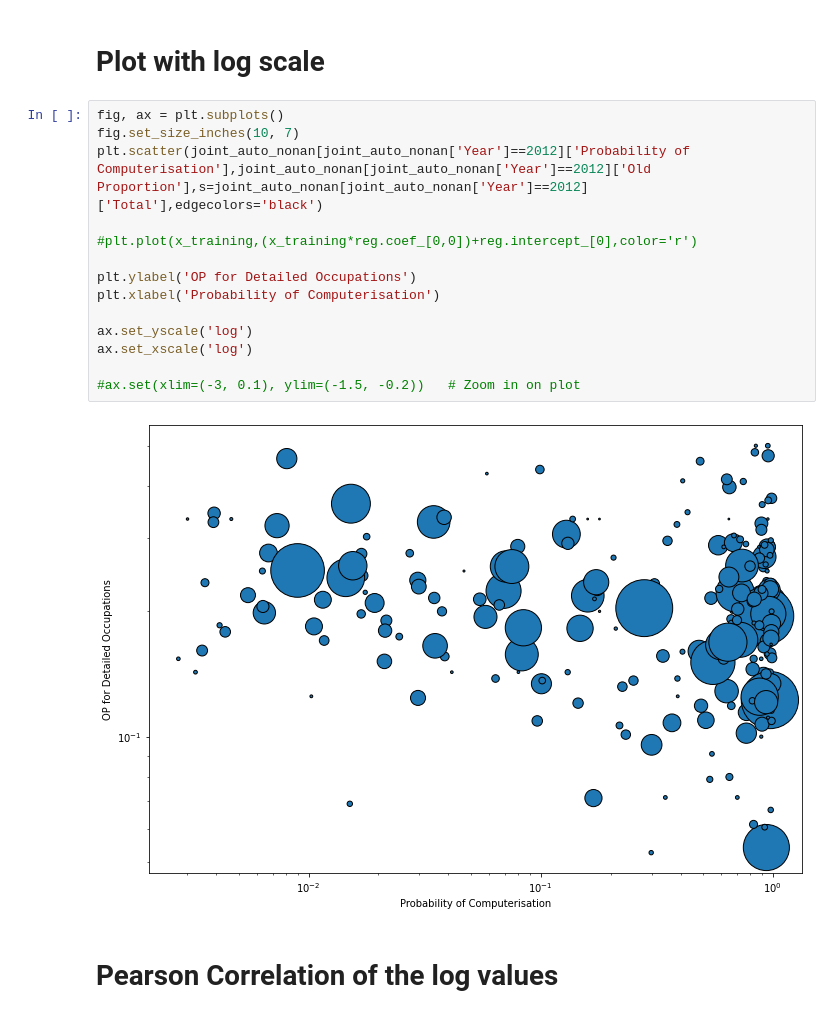
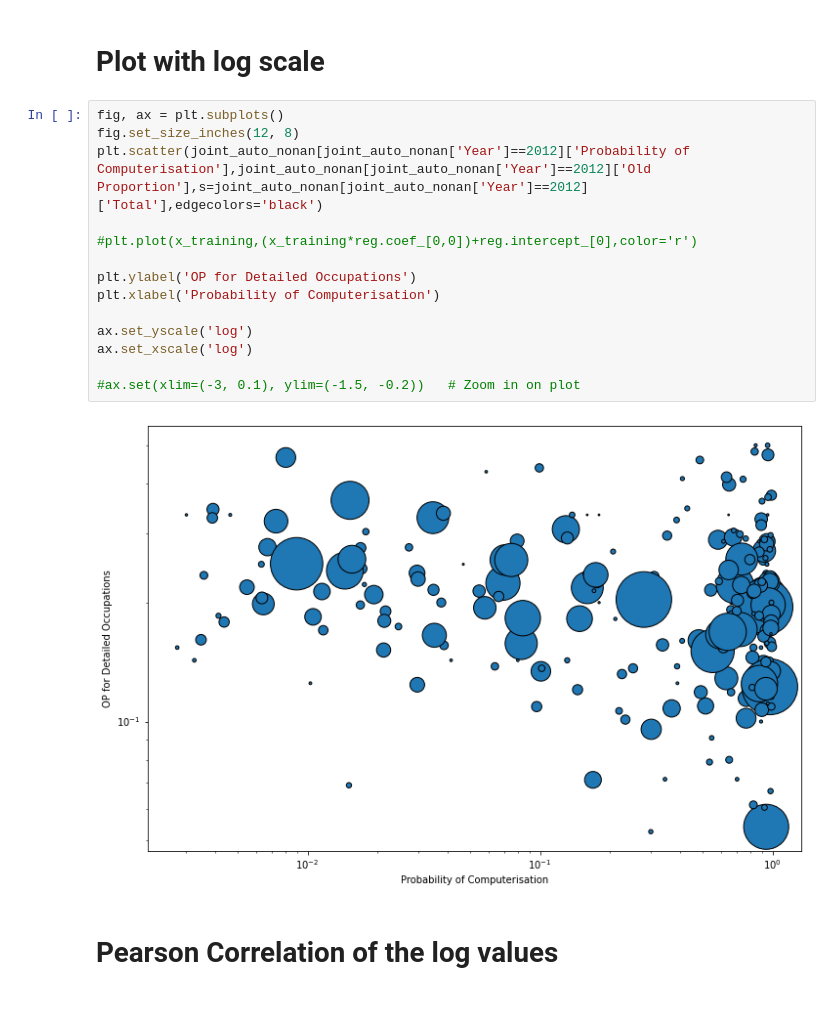
Before and after one commit to terencetan-c/4YP-The-Future-of-Work, a Jupyter notebook: Data modelling/Data modelling OP.ipynb, the cells around one changed output. Cells and saved outputs as stored; diff of their text form.

```diff
--- a/Data modelling/Data modelling OP.ipynb
+++ b/Data modelling/Data modelling OP.ipynb
@@ -393,20 +393,20 @@ plt.xlabel('Probability of Computerisation')
 # Plot with log scale
 # %%
 fig, ax = plt.subplots()
-fig.set_size_inches(10, 7)
+fig.set_size_inches(12, 8)
 plt.scatter(joint_auto_nonan[joint_auto_nonan['Year']==2012]['Probability of Computerisation'],joint_auto_nonan[joint_auto_nonan['Year']==2012]['Old Proportion'],s=joint_auto_nonan[joint_auto_nonan['Year']==2012]['Total'],edgecolors='black')
 
 #plt.plot(x_training,(x_training*reg.coef_[0,0])+reg.intercept_[0],color='r')
 
 plt.ylabel('OP for Detailed Occupations')
 plt.xlabel('Probability of Computerisation')
 
 ax.set_yscale('log')
 ax.set_xscale('log')
 
 #ax.set(xlim=(-3, 0.1), ylim=(-1.5, -0.2))   # Zoom in on plot
 # %% [output]
-[figure, old version]
+[figure, new version]
 # %% [markdown]
 # Pearson Correlation of the log values
 # %%
```
Also changed, not shown: parts of 8 cells of this notebook, 9 other files.
